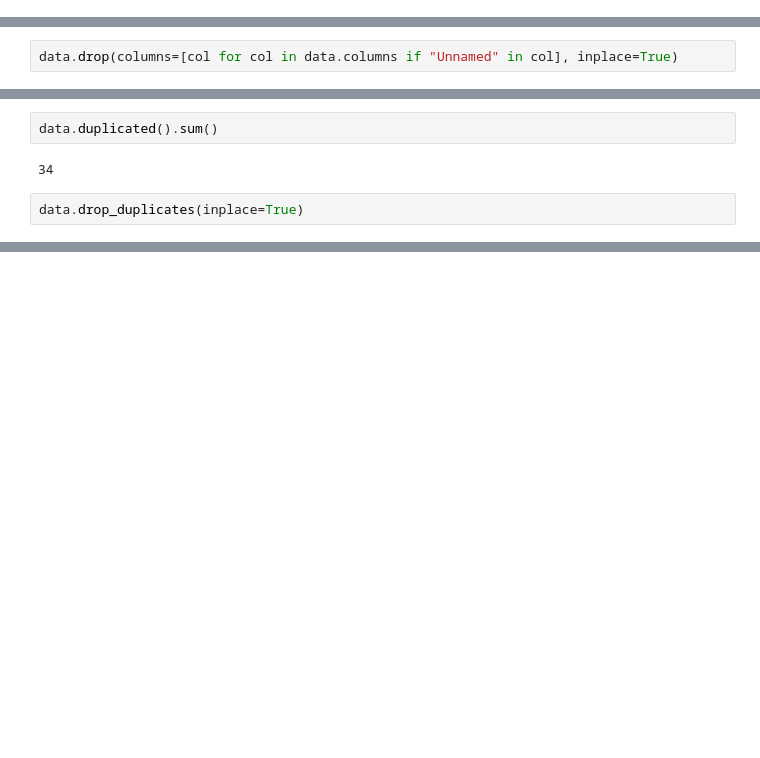
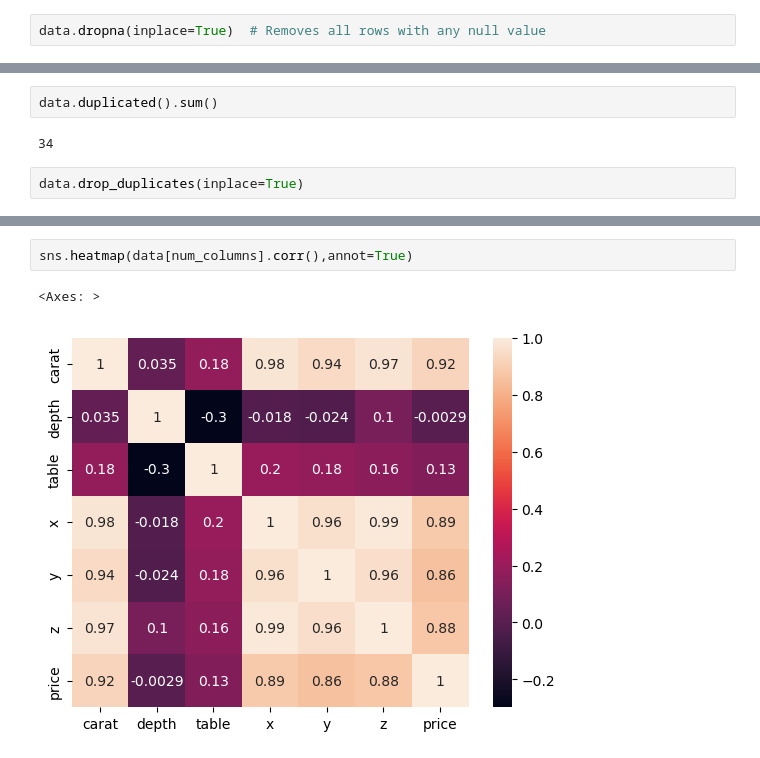
Before and after one commit to rimjhimjha/gemstone_price_prediction-pipeline, a Jupyter notebook: experiment/experiments.ipynb, the cells around one changed output, grey strips where cells are left out. Cells and saved outputs as stored; diff of their text form; blank space fills up the shorter version.

```diff
--- a/experiment/experiments.ipynb
+++ b/experiment/experiments.ipynb
@@ -47,0 +55,2 @@ data.shape
+# %%
+data.dropna(inplace=True)  # Removes all rows with any null value
@@ -76,5 +106,3 @@ data.columns
 Index(['Unnamed: 0', 'carat', 'cut', 'color', 'clarity', 'depth', 'table', 'x',
        'y', 'z', 'price'],
       dtype='object')
-# %%
-data.drop(columns=[col for col in data.columns if "Unnamed" in col], inplace=True)
@@ -102,0 +242,5 @@ data.drop_duplicates(inplace=True)
+# %%
+sns.heatmap(data[num_columns].corr(),annot=True)
+# %% [output]
+<Axes: >
+[figure, added]
```
Also changed, not shown: parts of 82 cells of this notebook, 1 other file.
